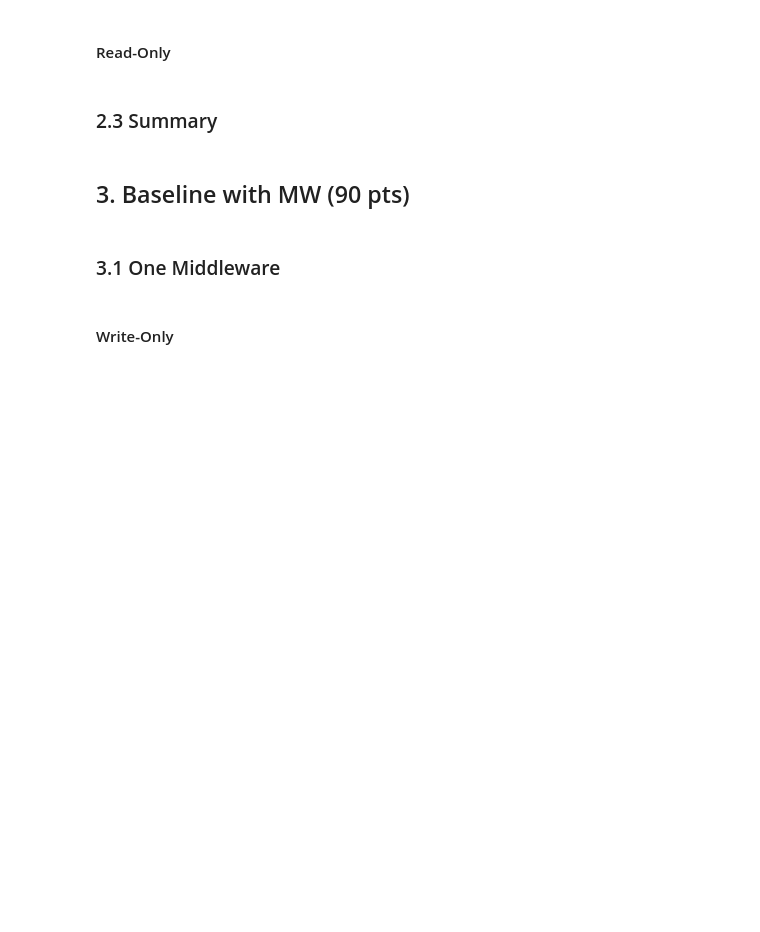
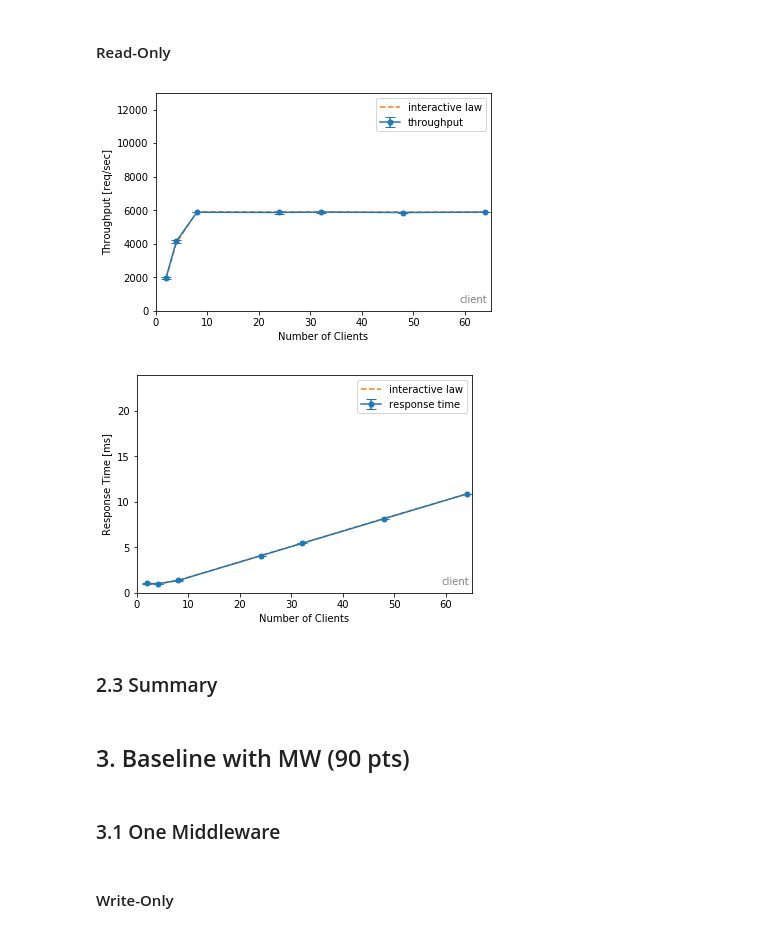
Before and after one commit to nicolas-kuechler/eth-asl-middleware-benchmark-2018, a Jupyter notebook: python/analysis/ASL - Report Notebook.ipynb, the cells around one changed output. Cells and saved outputs as stored; diff of their text form; code cells hidden in the pictures; blank space fills up the shorter version.

```diff
--- a/python/analysis/ASL - Report Notebook.ipynb
+++ b/python/analysis/ASL - Report Notebook.ipynb
@@ -49,10 +67,13 @@ generate(rt1_plot, pd_wo, f"{exp_name}_wo_rt1") # response time vs num_clients p
 # %% [markdown]
 #### Read-Only
 # %%
-pd_ro = pd[pd['workload']=='read-only']
+df_exp22_ro = df_exp22[df_exp22['workload']=='read-only']
 
-generate(t1_plot, pd_ro, f"{exp_name}_ro_t1") # throughput vs num_clients plot
-generate(rt1_plot, pd_ro, f"{exp_name}_ro_rt1") # response time vs num_clients plot
+plots.generate(plots.t1, df_exp22_ro, suite[exp_name], f"{exp_name}_ro_t1") # throughput vs num_clients plot
+plots.generate(plots.rt1, df_exp22_ro, suite[exp_name], f"{exp_name}_ro_rt1") # response time vs num_clients plot
+# %% [output]
+[figure, added]
+[figure, added]
 # %% [markdown]
 ### 2.3 Summary
 # %%
```
Also changed, not shown: parts of 29 cells of this notebook, 11 other files.
